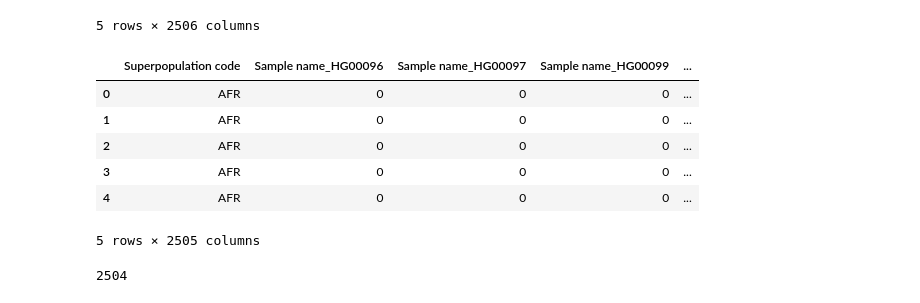
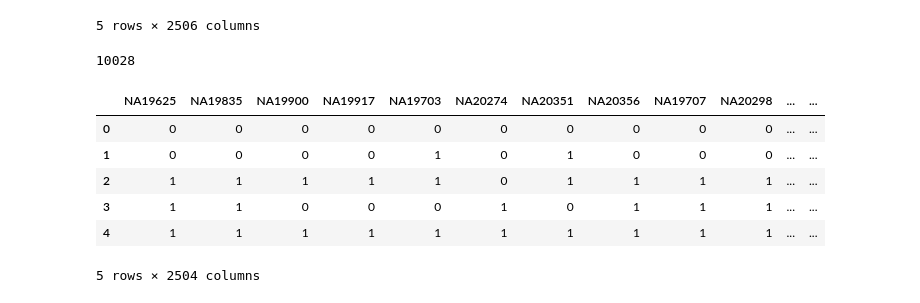
Before and after one commit to JCBucio/amphora-health-genomics-challenge, a Jupyter notebook: src/1_data-augmentation.ipynb, the cells around one changed output. Saved outputs shown, nothing was run; the diff lists cells and outputs as text; code cells hidden in the pictures.

```diff
--- a/src/1_data-augmentation.ipynb
+++ b/src/1_data-augmentation.ipynb
@@ -30,20 +30,26 @@ master_df.head()
 | 3 | 5:851582 | A | 1 | 1 | 0 | 0 | 0 | 1 | 0 | 1 | ... |
 | 4 | 5:1144802 | C | 1 | 1 | 1 | 1 | 1 | 1 | 1 | 1 | ... |
 5 rows × 2506 columns
-# %%
-# Get dummy variables for the superpopulation code and use Sample name as the index
-superpopulation_dummies = tsv[['Sample name', 'Superpopulation code']]
-superpopulation_dummies = pd.get_dummies(superpopulation_dummies, columns=['Sample name'])
-superpopulation_dummies.head()
-# %% [output]
-|  | Superpopulation code | Sample name_HG00096 | Sample name_HG00097 | Sample name_HG00099 | ... |
-| 0 | AFR | 0 | 0 | 0 | ... |
-| 1 | AFR | 0 | 0 | 0 | ... |
-| 2 | AFR | 0 | 0 | 0 | ... |
-| 3 | AFR | 0 | 0 | 0 | ... |
-| 4 | AFR | 0 | 0 | 0 | ... |
-5 rows × 2505 columns
 # %%
-len(superpopulation_dummies)
+len(master_df)
 # %% [output]
-2504
+10028
+# %%
+# Copy the columns from the master_df and drop the first two
+# columns (the columns that are not needed)
+population_df = master_df.copy()
+population_df.drop(population_df.columns[0:2], axis=1, inplace=True)
+# Drop the data in the dataframe
+# population_df.drop(population_df.index, inplace=True)
+# Fill the data of the dataframe with NaN
+population_df.fillna(np.nan, inplace=True)
+
+population_df.head()
+# %% [output]
+|  | NA19625 | NA19835 | NA19900 | NA19917 | NA19703 | NA20274 | NA20351 | NA20356 | NA19707 | NA20298 | ... | ... |
+| 0 | 0 | 0 | 0 | 0 | 0 | 0 | 0 | 0 | 0 | 0 | ... | ... |
+| 1 | 0 | 0 | 0 | 0 | 1 | 0 | 1 | 0 | 0 | 0 | ... | ... |
+| 2 | 1 | 1 | 1 | 1 | 1 | 0 | 1 | 1 | 1 | 1 | ... | ... |
+| 3 | 1 | 1 | 0 | 0 | 0 | 1 | 0 | 1 | 1 | 1 | ... | ... |
+| 4 | 1 | 1 | 1 | 1 | 1 | 1 | 1 | 1 | 1 | 1 | ... | ... |
+5 rows × 2504 columns
```
Also changed, not shown: parts of 7 cells of this notebook, 3 other files.
